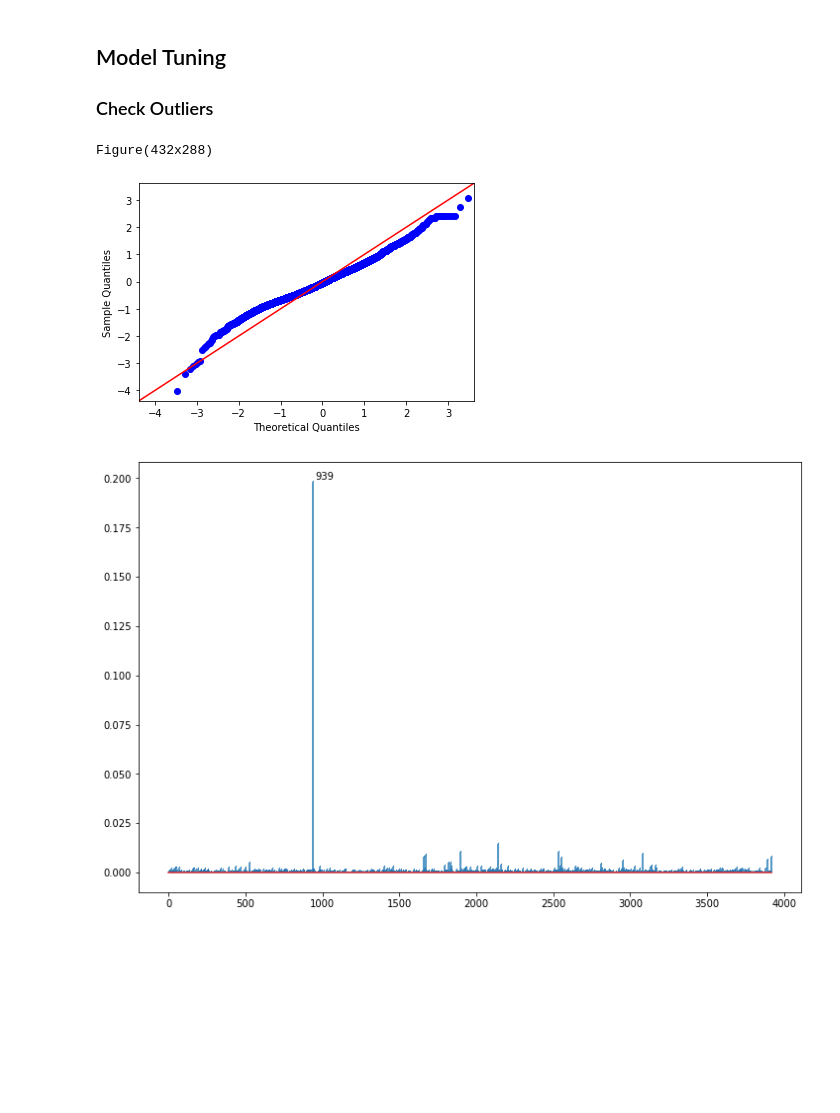
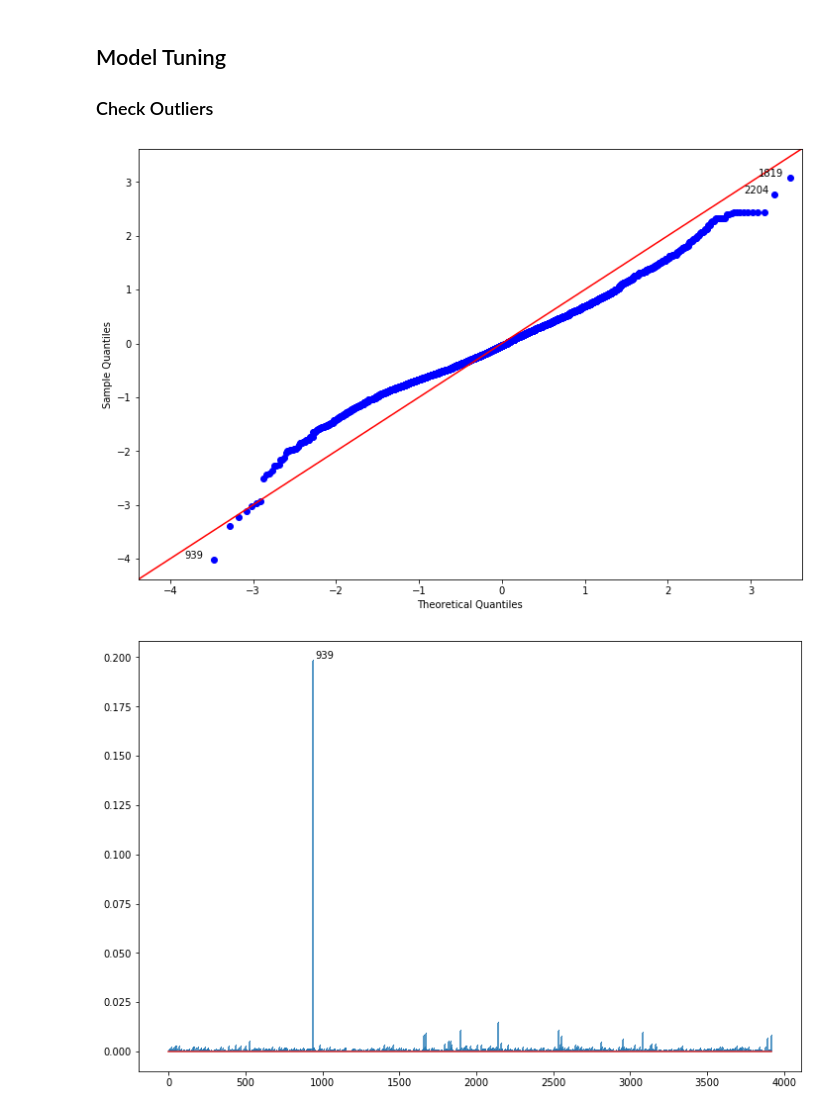
Before and after one commit to utomoreza/WhiteWineQuality_LR, a Jupyter notebook: main.ipynb, the cells around one changed output. Cells and saved outputs as stored; diff of their text form; code cells hidden in the pictures; blank space fills up the shorter version.

```diff
--- a/main.ipynb
+++ b/main.ipynb
@@ -458,14 +439,22 @@ vif(X_train1)
 # %%
 # Xy_train['y_hat'] = y_hat
 # Xy_train['resid'] = residue
-# %%
-a = smApi.qqplot(model_white1b.resid, line ='45')
-print(a)
-# print(b)
-plt.show()
-# %% [output]
-Figure(432x288)
-[figure, removed]
+# %%
+out_resids = np.where((model_white1b.resid > 2.6) | (model_white1b.resid < -4))
+out_resids = list(out_resids[0][:])
+xAx = [-3.85, 3.07, 2.9]
+
+fig, ax = plt.subplots(figsize=(12,8))
+fig = sm.qqplot(model_white1b.resid, line ='45', ax=ax)
+
+for i, fill in enumerate(out_resids):
+    plt.gca().annotate('{}'.format(fill),
+                       xy = (xAx[i], model_white1b.resid[fill]),
+                       xytext=(2,2),
+                       textcoords ="offset points")
+plt.show()
+# %% [output]
+[figure, added]
 # %%
 influence = model_white1b.get_influence()
 #c is the distance and p is p-value
```
Also changed, not shown: parts of 18 cells of this notebook.
